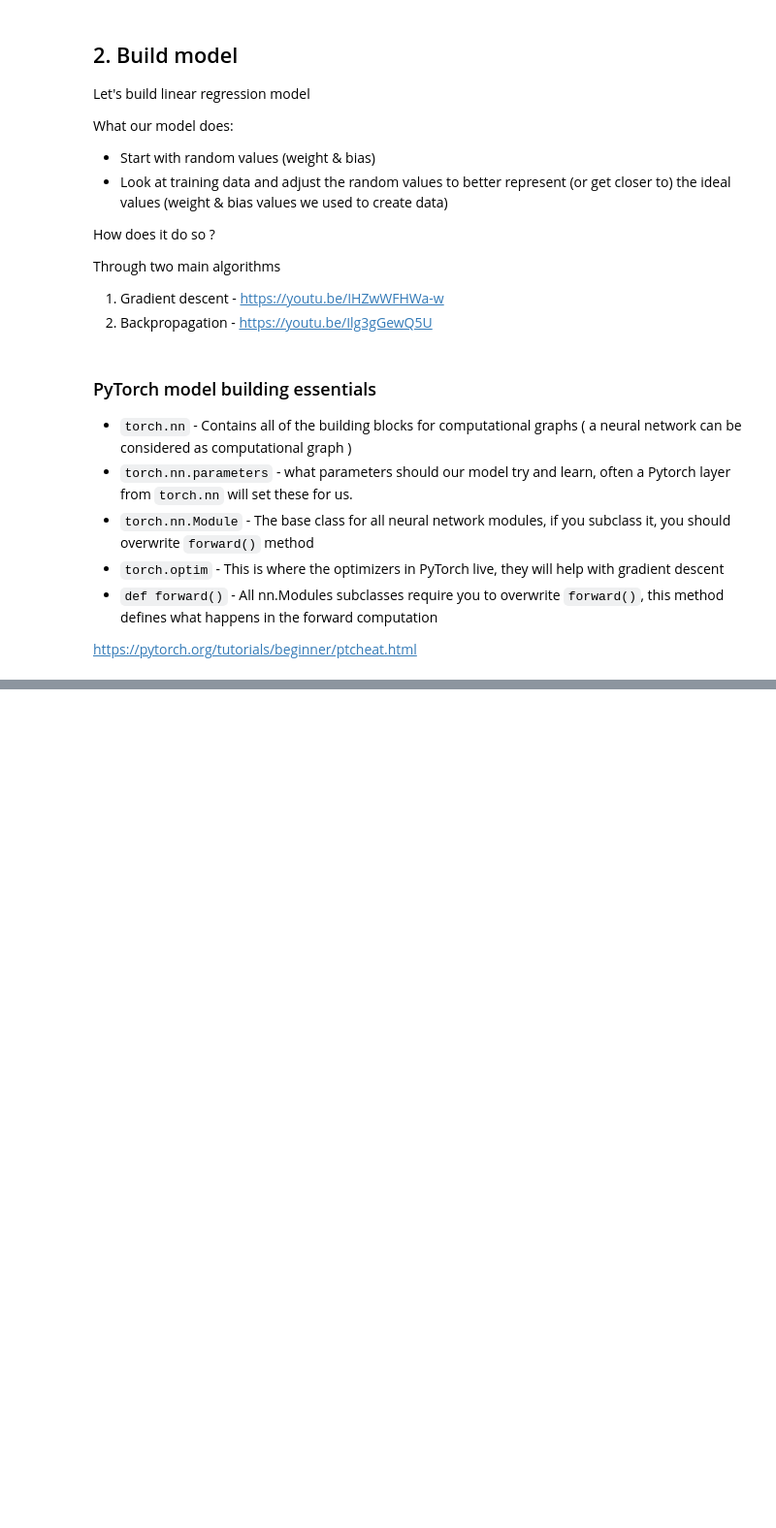
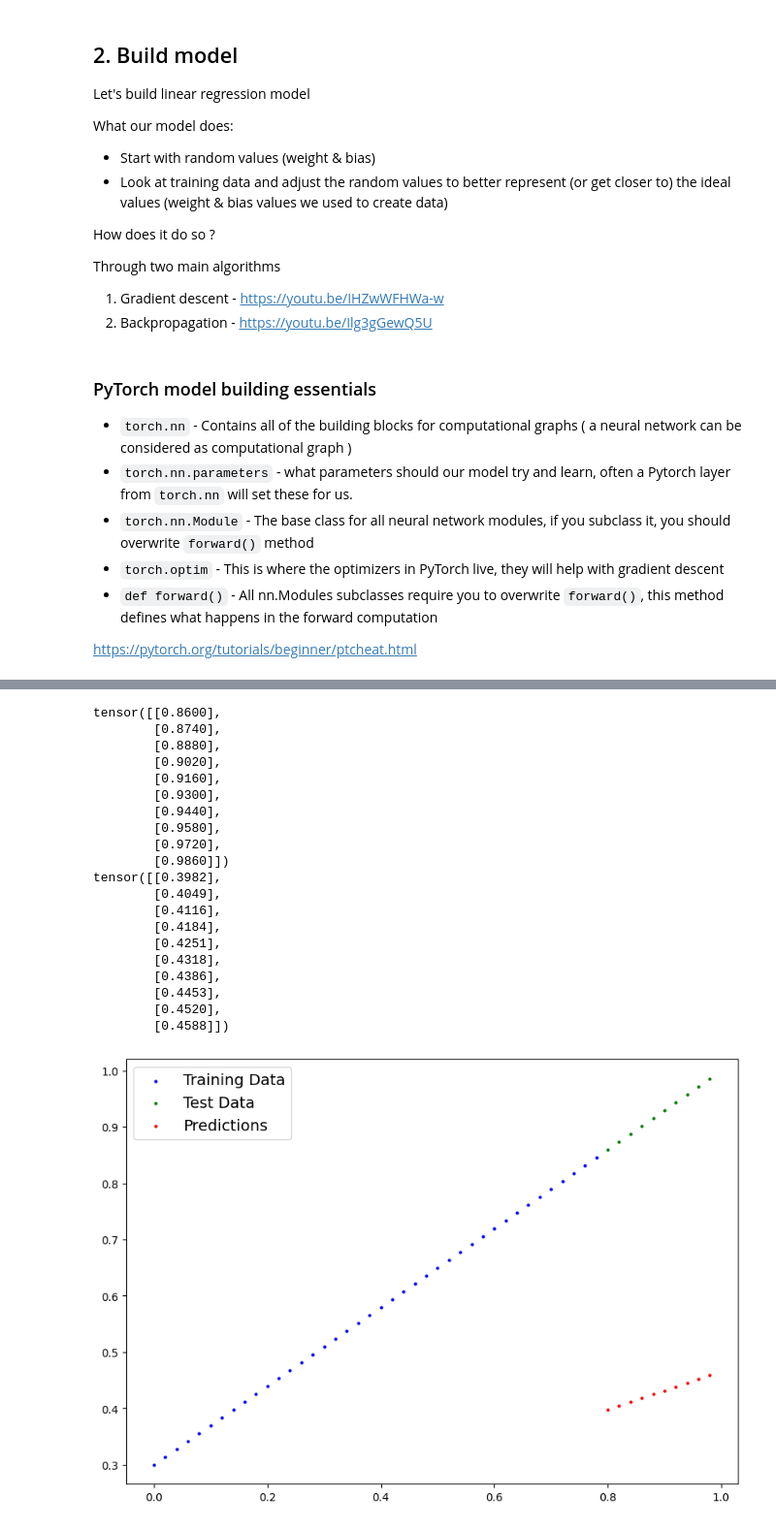
Before and after one commit to sayanarajasekhar/PyTorch, a Jupyter notebook: 01_pytorch_workflow.ipynb, the cells around one changed output, grey strips where cells are left out. Shown at 97% size. Saved outputs shown, nothing was run; the diff lists cells and outputs as text; code cells hidden in the pictures; blank space fills up the shorter version.

```diff
--- a/01_pytorch_workflow.ipynb
+++ b/01_pytorch_workflow.ipynb
@@ -193,0 +199,9 @@ https://pytorch.org/tutorials/beginner/ptcheat.html
+# %%
+# Create a random seed
+torch.manual_seed(42)
+
+# Create an instance of the model
+model_0 = LinearRegressionModel()
+
+# Check the parameters
+list(model_0.parameters())
@@ -193,0 +224,29 @@ https://pytorch.org/tutorials/beginner/ptcheat.html
+# %%
+# Make predictions with model
+with torch.inference_mode():
+  y_preds = model_0(X_test)
+
+print(y_test, y_preds, sep='\n')
+plot_predictions(predictions=y_preds)
+# %% [output]
+tensor([[0.8600],
+        [0.8740],
+        [0.8880],
+        [0.9020],
+        [0.9160],
+        [0.9300],
+        [0.9440],
+        [0.9580],
+        [0.9720],
+        [0.9860]])
+tensor([[0.3982],
+        [0.4049],
+        [0.4116],
+        [0.4184],
+        [0.4251],
+        [0.4318],
+        [0.4386],
+        [0.4453],
+        [0.4520],
+        [0.4588]])
+[figure, added]
```
Also changed, not shown: parts of 4 cells of this notebook.
